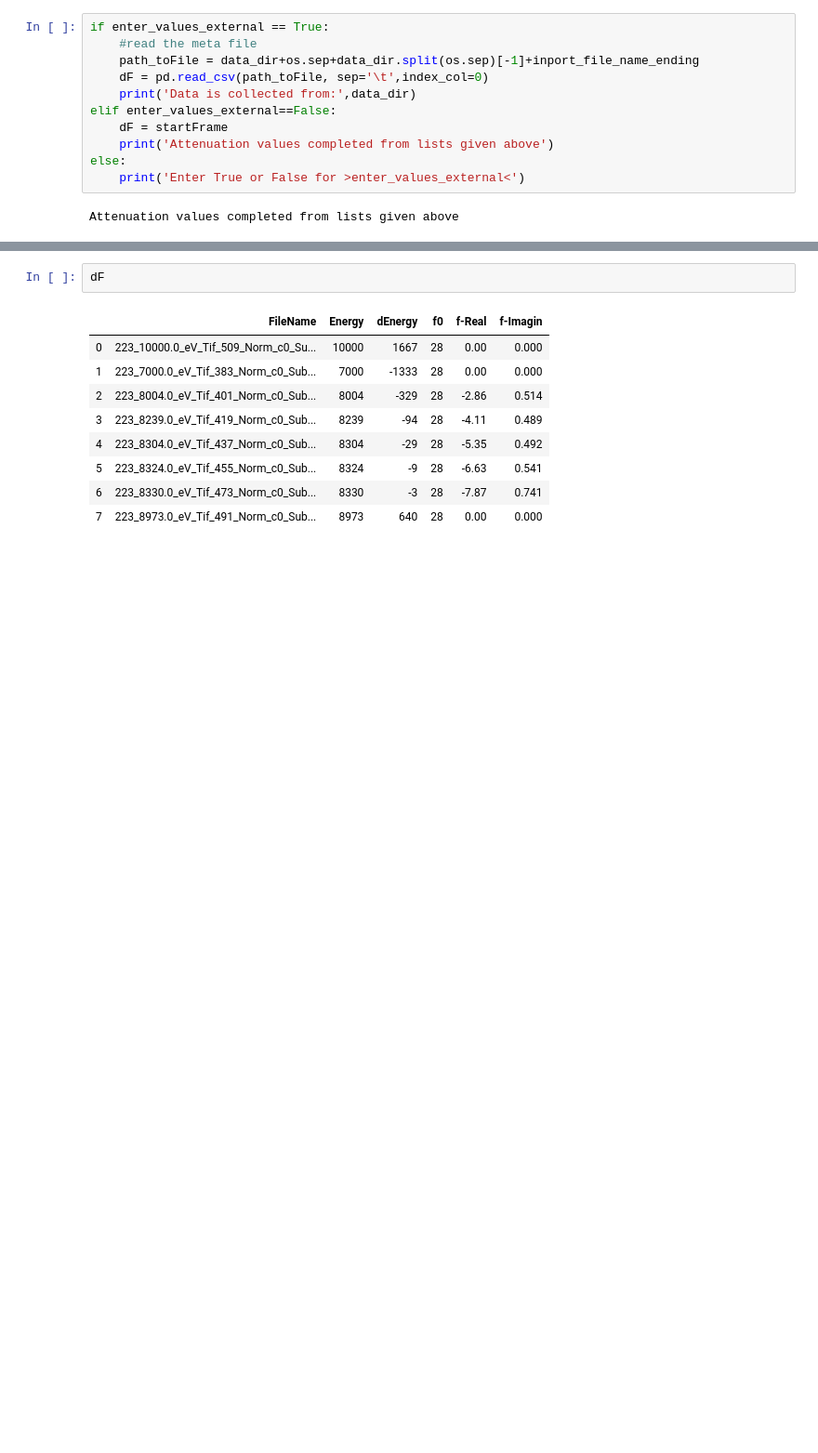
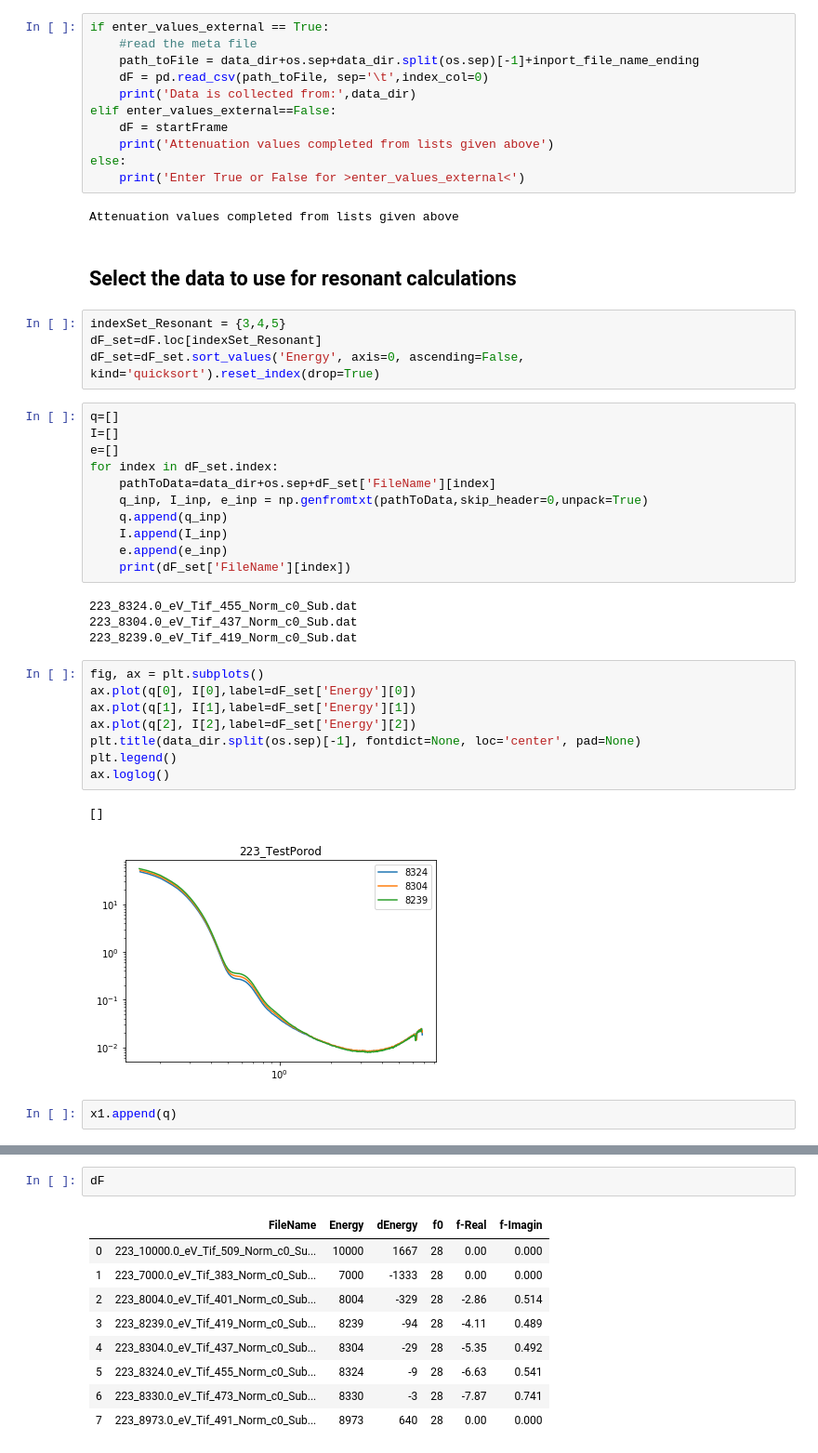
Before and after one commit to EikeGericke/pyASAXS, a Jupyter notebook: ASAXS_Resonant.ipynb, the cells around one changed output, grey strips where cells are left out. Shown: that part at 93% size. Cells and saved outputs as stored; diff of their text form; blank space fills up the shorter version.

```diff
--- a/ASAXS_Resonant.ipynb
+++ b/ASAXS_Resonant.ipynb
@@ -86,3 +86,37 @@ else:
     print('Enter True or False for >enter_values_external<')
 # %% [output]
 Attenuation values completed from lists given above
+# %% [markdown]
+## Select the data to use for resonant calculations
+# %%
+indexSet_Resonant = {3,4,5}
+dF_set=dF.loc[indexSet_Resonant]
+dF_set=dF_set.sort_values('Energy', axis=0, ascending=False, kind='quicksort').reset_index(drop=True)
+# %%
+q=[]
+I=[]
+e=[]
+for index in dF_set.index:
+    pathToData=data_dir+os.sep+dF_set['FileName'][index]
+    q_inp, I_inp, e_inp = np.genfromtxt(pathToData,skip_header=0,unpack=True)
+    q.append(q_inp)
+    I.append(I_inp)
+    e.append(e_inp)
+    print(dF_set['FileName'][index])
+# %% [output]
+223_8324.0_eV_Tif_455_Norm_c0_Sub.dat
+223_8304.0_eV_Tif_437_Norm_c0_Sub.dat
+223_8239.0_eV_Tif_419_Norm_c0_Sub.dat
+# %%
+fig, ax = plt.subplots()
+ax.plot(q[0], I[0],label=dF_set['Energy'][0])
+ax.plot(q[1], I[1],label=dF_set['Energy'][1])
+ax.plot(q[2], I[2],label=dF_set['Energy'][2])
+plt.title(data_dir.split(os.sep)[-1], fontdict=None, loc='center', pad=None)
+plt.legend()
+ax.loglog()
+# %% [output]
+[]
+[figure, added]
+# %%
+x1.append(q)
```
Also changed, not shown: parts of 2 cells of this notebook.
